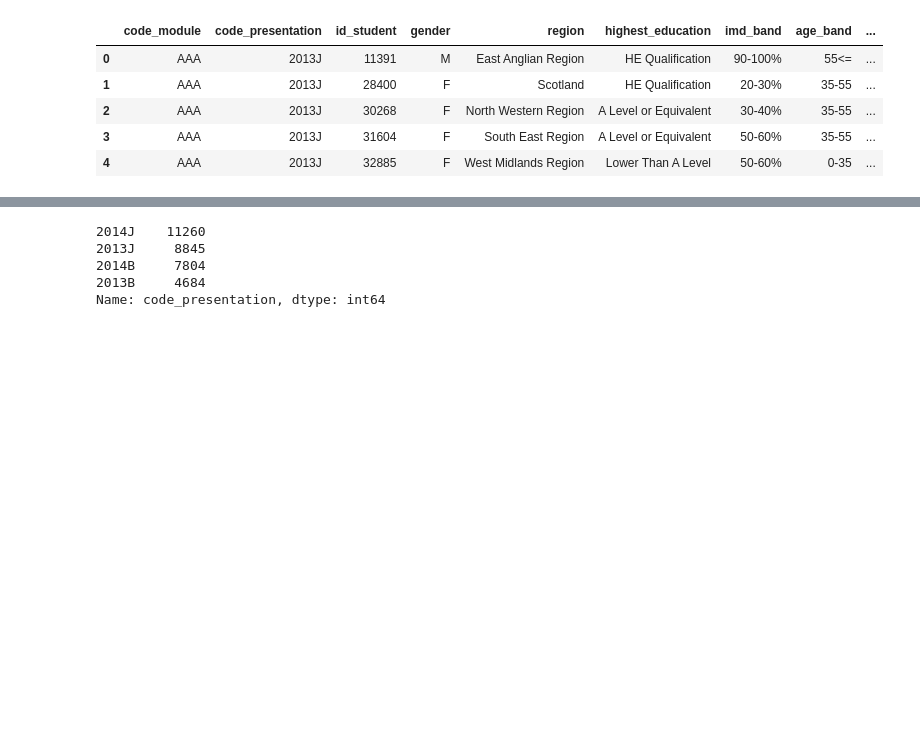
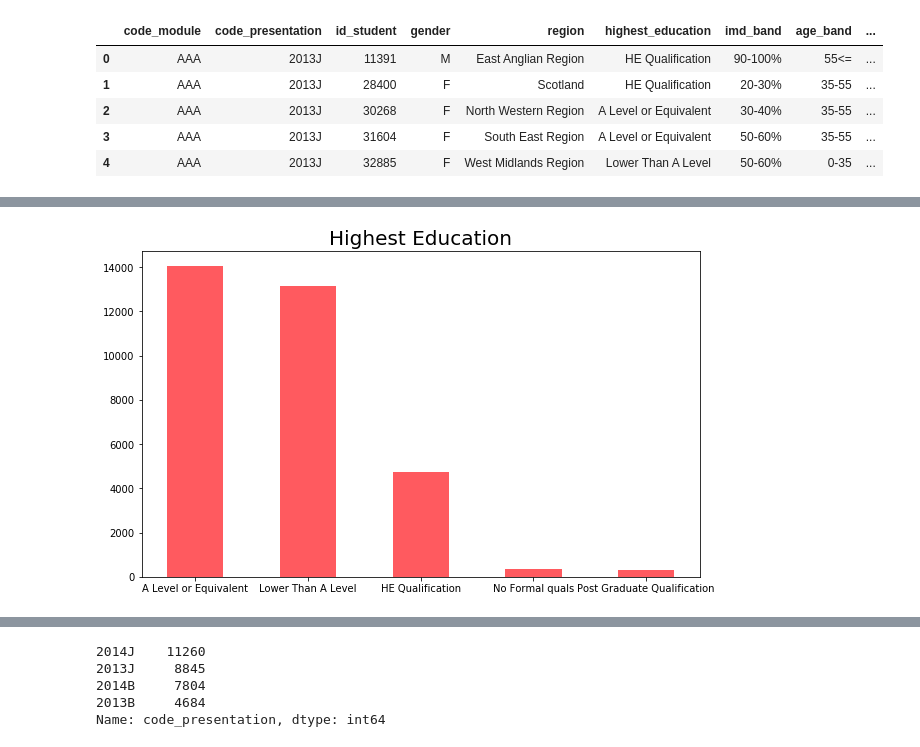
Before and after one commit to nikolholicka/curriculum, a Jupyter notebook: mod6/project_ideas/project_idea_2.ipynb, the cells around one changed output, grey strips where cells are left out. Saved outputs shown, nothing was run; the diff lists cells and outputs as text; code cells hidden in the pictures; blank space fills up the shorter version.

```diff
--- a/mod6/project_ideas/project_idea_2.ipynb
+++ b/mod6/project_ideas/project_idea_2.ipynb
@@ -44,0 +38,4 @@ Name: code_module, dtype: int64
+# %%
+plot_cat_var(st.highest_education,'Highest Education')
+# %% [output]
+[figure, added]
```
Also changed, not shown: parts of 8 cells of this notebook, 1 other file.
